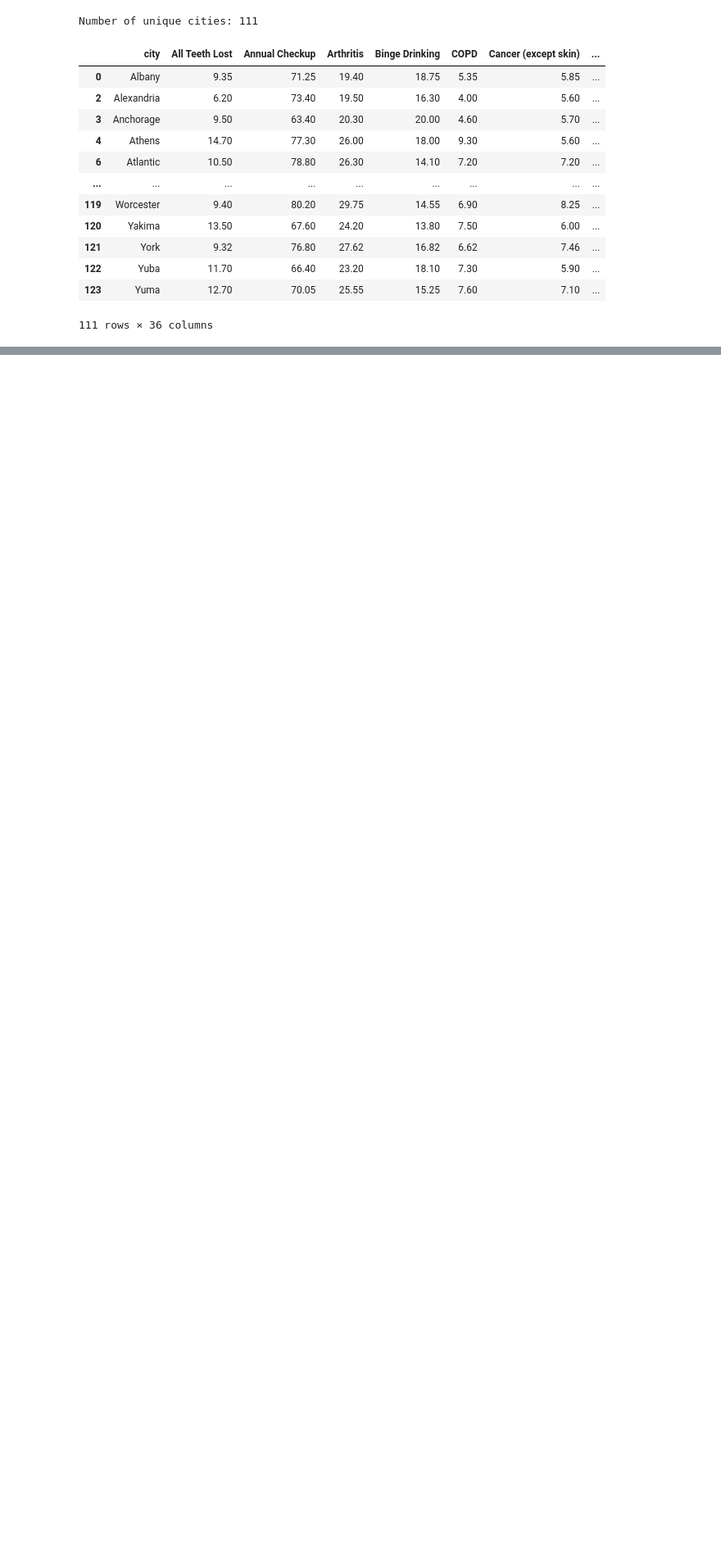
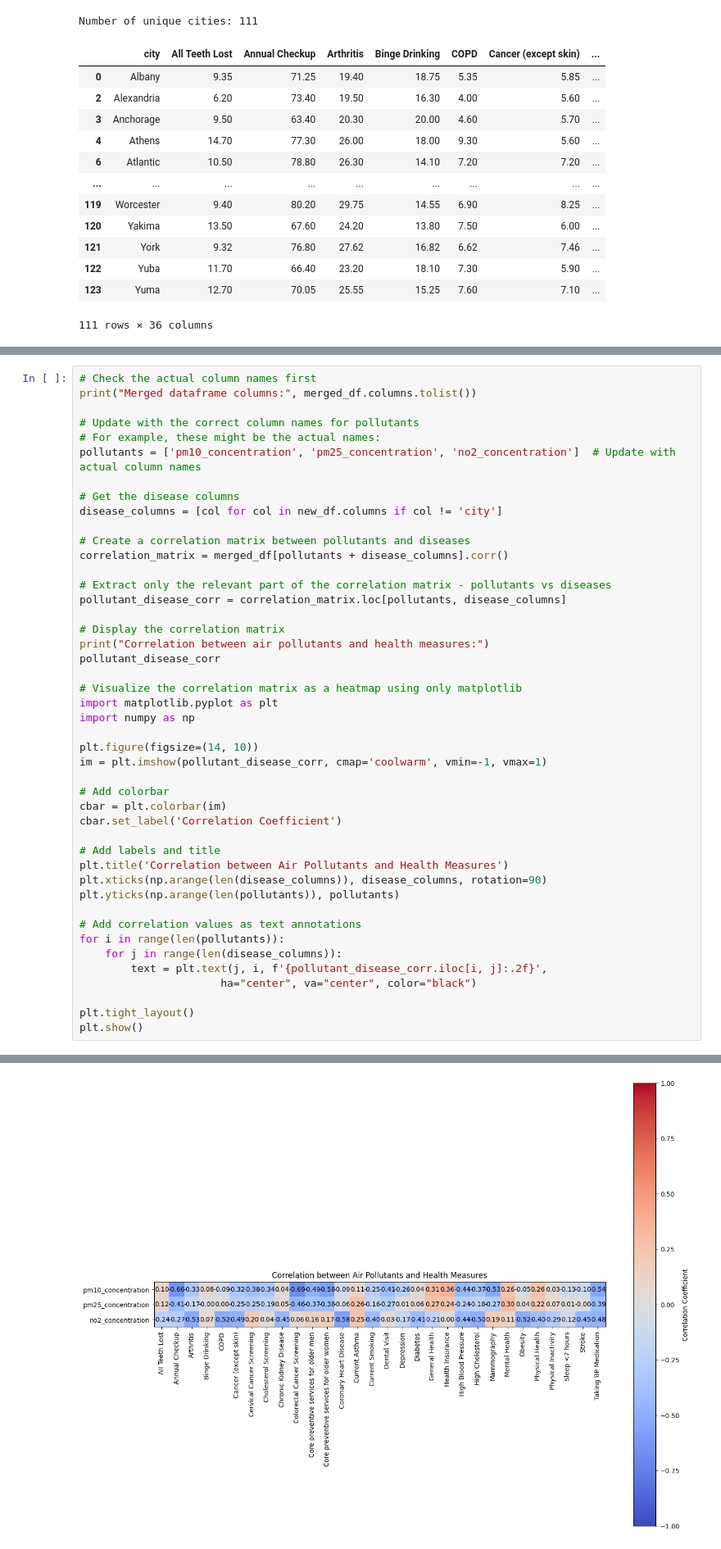
Before and after one commit to filoooooonov/pse-project, a Jupyter notebook: project.ipynb, the cells around one changed output, grey strips where cells are left out. Shown at 82% size. Saved outputs shown, nothing was run; the diff lists cells and outputs as text; blank space fills up the shorter version.

```diff
--- a/project.ipynb
+++ b/project.ipynb
@@ -116,0 +114,46 @@ Number of unique cities: 111
+# %%
+# Check the actual column names first
+print("Merged dataframe columns:", merged_df.columns.tolist())
+
+# Update with the correct column names for pollutants
+# For example, these might be the actual names:
+pollutants = ['pm10_concentration', 'pm25_concentration', 'no2_concentration']  # Update with actual column names
+
+# Get the disease columns
+disease_columns = [col for col in new_df.columns if col != 'city']
+
+# Create a correlation matrix between pollutants and diseases
+correlation_matrix = merged_df[pollutants + disease_columns].corr()
+
+# Extract only the relevant part of the correlation matrix - pollutants vs diseases
+pollutant_disease_corr = correlation_matrix.loc[pollutants, disease_columns]
+
+# Display the correlation matrix
+print("Correlation between air pollutants and health measures:")
+pollutant_disease_corr
+
+# Visualize the correlation matrix as a heatmap using only matplotlib
+import matplotlib.pyplot as plt
+import numpy as np
+
+plt.figure(figsize=(14, 10))
+im = plt.imshow(pollutant_disease_corr, cmap='coolwarm', vmin=-1, vmax=1)
+
+# Add colorbar
+cbar = plt.colorbar(im)
+cbar.set_label('Correlation Coefficient')
+
+# Add labels and title
+plt.title('Correlation between Air Pollutants and Health Measures')
+plt.xticks(np.arange(len(disease_columns)), disease_columns, rotation=90)
+plt.yticks(np.arange(len(pollutants)), pollutants)
+
+# Add correlation values as text annotations
+for i in range(len(pollutants)):
+    for j in range(len(disease_columns)):
+        text = plt.text(j, i, f'{pollutant_disease_corr.iloc[i, j]:.2f}',
+                      ha="center", va="center", color="black")
+
+plt.tight_layout()
+plt.show()
+# %% [output]
@@ -116,0 +162 @@ Number of unique cities: 111
+[figure, added]
```
Also changed, not shown: parts of 2 cells of this notebook.
